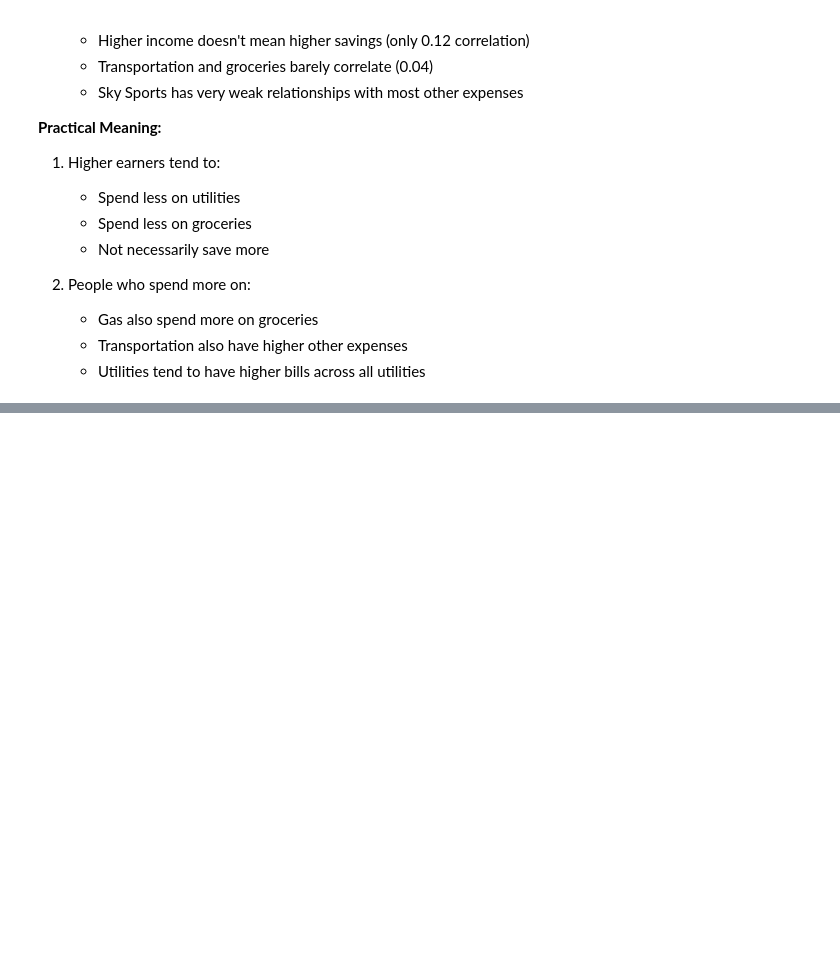
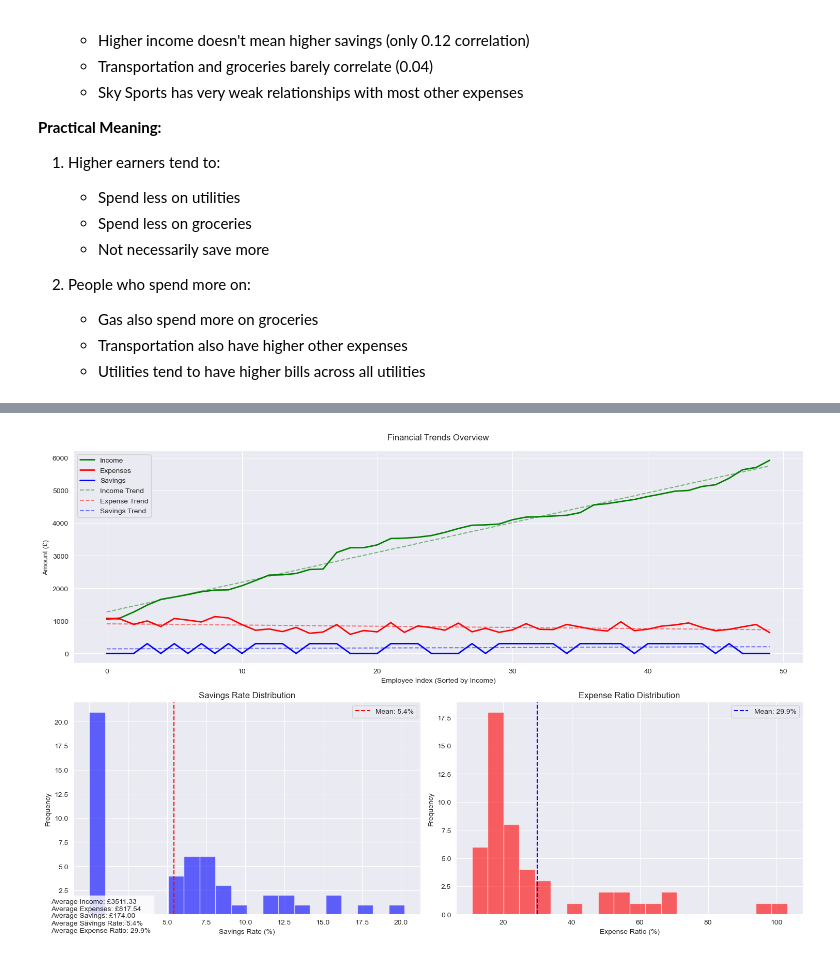
Before and after one commit to byQuexo/Machine-Learning-Finance-Assistant, a Jupyter notebook: sample.ipynb, the cells around one changed output, grey strips where cells are left out. Saved outputs shown, nothing was run; the diff lists cells and outputs as text; code cells hidden in the pictures; blank space fills up the shorter version.

Commit message:
added financial trending vis and started model training

```diff
--- a/sample.ipynb
+++ b/sample.ipynb
@@ -276,0 +279,88 @@ correlation_matrix = calculate_correlation_matrix(df)
+# %%
+from matplotlib.gridspec import GridSpec
+
+def create_trend_visualization():
+    fig = plt.figure(figsize=(15, 10))
+    gs = GridSpec(2, 2, figure=fig)
+
+    expenses = df['Total Expenses']
+    savings = df['Savings for Property (£)']
+    income = df['Monthly Income (£)']
+
+    # Sort data by income for trend visualization
+    sorted_indices = np.argsort(income)
+    sorted_income = income.iloc[sorted_indices]
+    sorted_expenses = expenses.iloc[sorted_indices]
+    sorted_savings = savings.iloc[sorted_indices]
+
+    # 1. Income vs Expenses Trend
+    ax1 = fig.add_subplot(gs[0, :])
+    x = range(len(sorted_income))
+
+    # Plot data
+    ax1.plot(x, sorted_income, 'g-', label='Income', linewidth=2)
+    ax1.plot(x, sorted_expenses, 'r-', label='Expenses', linewidth=2)
+    ax1.plot(x, sorted_savings, 'b-', label='Savings', linewidth=2)
+
+    # Add trend lines
+    z_income = np.polyfit(x, sorted_income, 1)
+    p_income = np.poly1d(z_income)
+    ax1.plot(x, p_income(x), 'g--', alpha=0.5, label='Income Trend')
+
+    z_expenses = np.polyfit(x, sorted_expenses, 1)
+    p_expenses = np.poly1d(z_expenses)
+    ax1.plot(x, p_expenses(x), 'r--', alpha=0.5, label='Expense Trend')
+
+    z_savings = np.polyfit(x, sorted_savings, 1)
+    p_savings = np.poly1d(z_savings)
+    ax1.plot(x, p_savings(x), 'b--', alpha=0.5, label='Savings Trend')
+
+    ax1.set_title('Financial Trends Overview', fontsize=12, pad=15)
+    ax1.set_xlabel('Employee Index (Sorted by Income)', fontsize=10)
+    ax1.set_ylabel('Amount (£)', fontsize=10)
+    ax1.legend()
+
+    # 2. Savings Rate Distribution
+    ax2 = fig.add_subplot(gs[1, 0])
+    savings_rate = (savings / income) * 100
+
+    ax2.hist(savings_rate, bins=20, color='blue', alpha=0.6)
+    ax2.axvline(savings_rate.mean(), color='red', linestyle='--',
+                label=f'Mean: {savings_rate.mean():.1f}%')
+
+    ax2.set_title('Savings Rate Distribution', fontsize=12)
+    ax2.set_xlabel('Savings Rate (%)', fontsize=10)
+    ax2.set_ylabel('Frequency', fontsize=10)
+    ax2.legend()
+
+    # 3. Expense Ratio Analysis
+    ax3 = fig.add_subplot(gs[1, 1])
+    expense_ratio = (expenses / income) * 100
+
+    ax3.hist(expense_ratio, bins=20, color='red', alpha=0.6)
+    ax3.axvline(expense_ratio.mean(), color='blue', linestyle='--',
+                label=f'Mean: {expense_ratio.mean():.1f}%')
+
+    ax3.set_title('Expense Ratio Distribution', fontsize=12)
+    ax3.set_xlabel('Expense Ratio (%)', fontsize=10)
+    ax3.set_ylabel('Frequency', fontsize=10)
+    ax3.legend()
+
+    # Add overall statistics textbox
+    stats_text = (
+        f'Average Income: £{income.mean():.2f}\n'
+        f'Average Expenses: £{expenses.mean():.2f}\n'
+        f'Average Savings: £{savings.mean():.2f}\n'
+        f'Average Savings Rate: {savings_rate.mean():.1f}%\n'
+        f'Average Expense Ratio: {expense_ratio.mean():.1f}%'
+    )
+
+    fig.text(0.02, 0.02, stats_text, fontsize=10,
+             bbox=dict(facecolor='white', alpha=0.8))
+
+    plt.tight_layout()
+    plt.show()
+
+create_trend_visualization()
+# %% [output]
+[figure, added]
```
Also changed, not shown: parts of 7 cells of this notebook.
